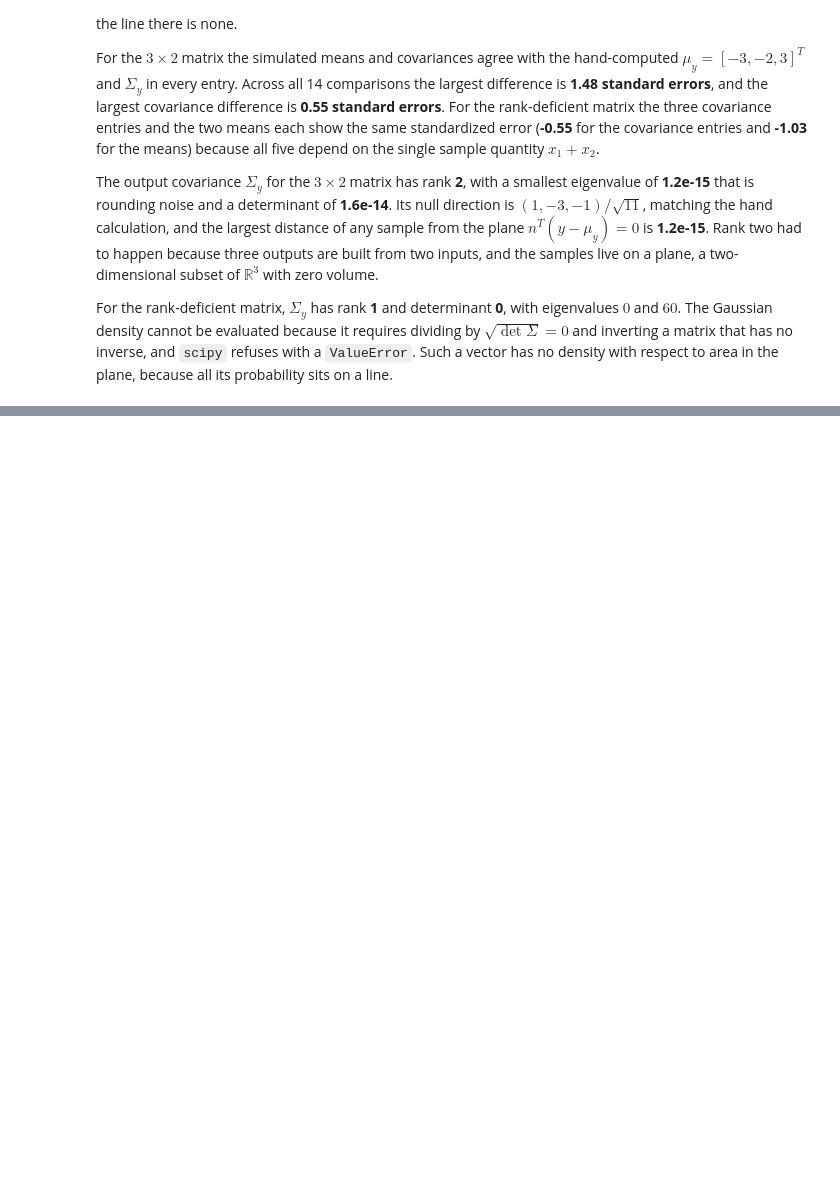
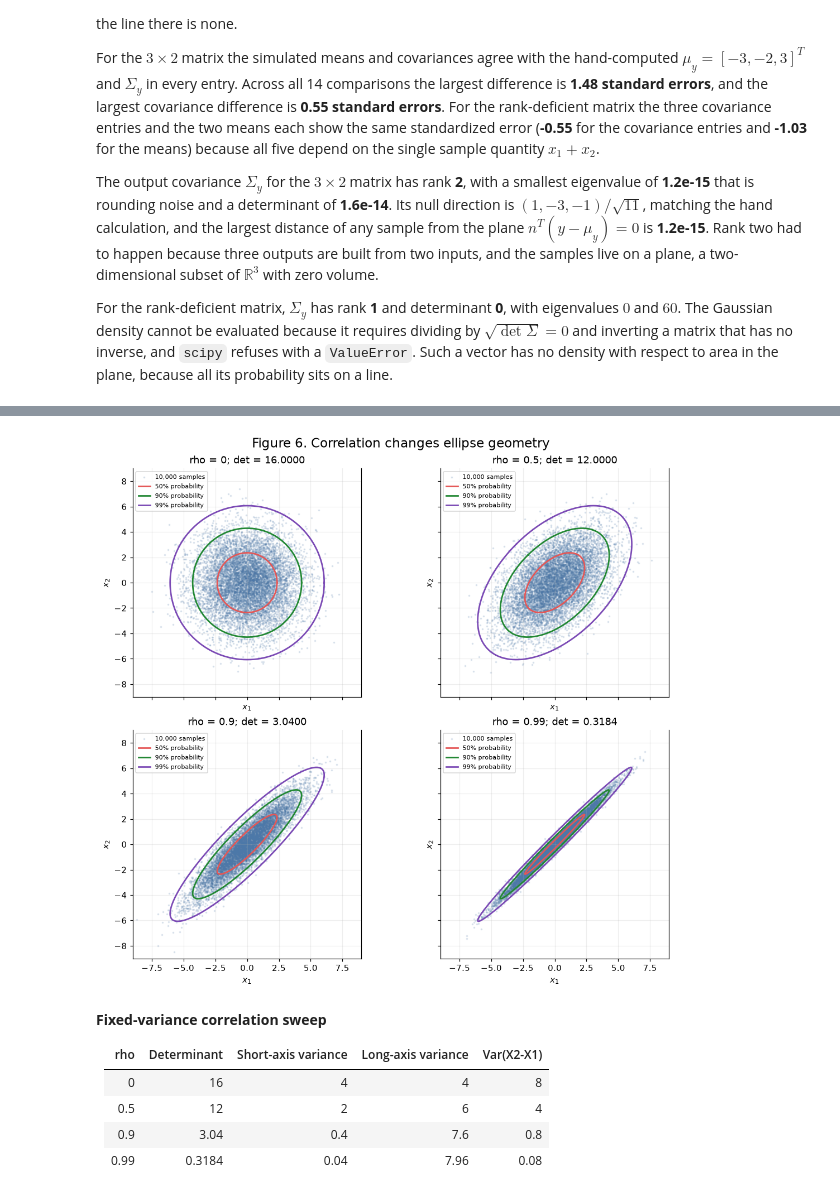
Before and after one commit to christiandi0r/ECE3715-Fall2026-Projects, a Jupyter notebook: mp3/mp3.ipynb, the cells around one changed output, grey strips where cells are left out. Drawn from its saved outputs; the diff is of its cells as text; code cells hidden in the pictures; blank space fills up the shorter version.

```diff
--- a/mp3/mp3.ipynb
+++ b/mp3/mp3.ipynb
@@ -836,0 +1003,34 @@ For the rank-deficient matrix, $\Sigma_y$ has rank **1** and determinant **0**,
+# %%
+rhos5 = [0., 0.5, 0.9, 0.99]
+sweep_rows5 = []
+fig, axes = plt.subplots(2,2,figsize=(10,9),layout="constrained",sharex=True,sharey=True)
+fig.suptitle("Figure 6. Correlation changes ellipse geometry", fontsize=15)
+for ax, rho in zip(axes.flat, rhos5):
+    covariance = 4*np.array([[1.,rho],[rho,1.]])
+    samples = X5 if rho == 0.5 else rng5.multivariate_normal(
+        MU_2D, covariance, size=N5, method="cholesky")
+    ax.scatter(samples[:,0], samples[:,1], s=2, alpha=0.14, color="#4c78a8",
+               label="10,000 samples")
+    draw_contours5(ax, covariance)
+    determinant = np.linalg.det(covariance)
+    ax.set(xlabel="$x_1$", ylabel="$x_2$", title=f"rho = {rho:g}; det = {determinant:.4f}")
+    ax.legend(loc="upper left", fontsize=7)
+    sweep_rows5.append(dict(rho=rho, determinant=determinant,
+        short_eigenvalue=4*(1-rho), long_eigenvalue=4*(1+rho),
+        difference_variance=8*(1-rho)))
+show_and_save(fig, 6)
+show_table("Fixed-variance correlation sweep", sweep_rows5, [
+    ("rho", "rho"), ("determinant", "Determinant"),
+    ("short_eigenvalue", "Short-axis variance"), ("long_eigenvalue", "Long-axis variance"),
+    ("difference_variance", "Var(X2-X1)")])
+save_table("step5_correlation_sweep", sweep_rows5)
+# %% [output]
+[figure, added]
+**Fixed-variance correlation sweep**
+
+| rho | Determinant | Short-axis variance | Long-axis variance | Var(X2-X1) |
+|---|---|---|---|---|
+| 0 | 16 | 4 | 4 | 8 |
+| 0.5 | 12 | 2 | 6 | 4 |
+| 0.9 | 3.04 | 0.4 | 7.6 | 0.8 |
+| 0.99 | 0.3184 | 0.04 | 7.96 | 0.08 |
```
Also changed, not shown: parts of 19 cells of this notebook.
